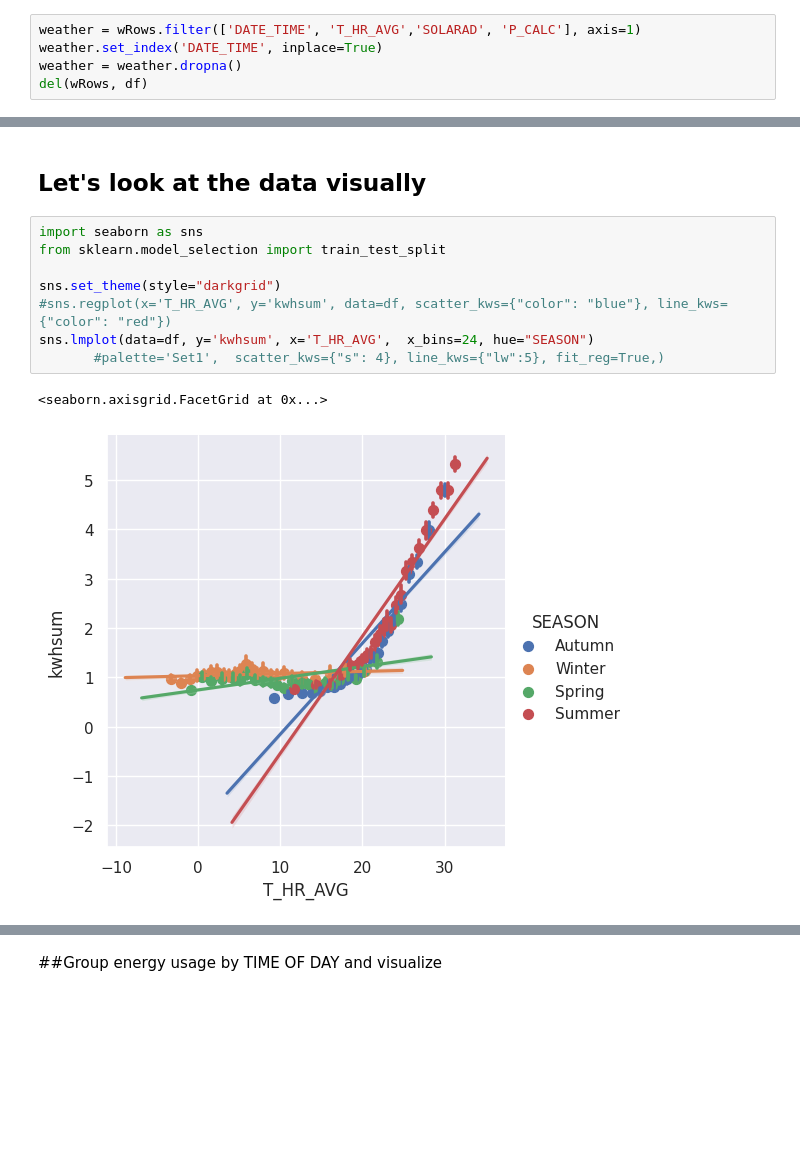
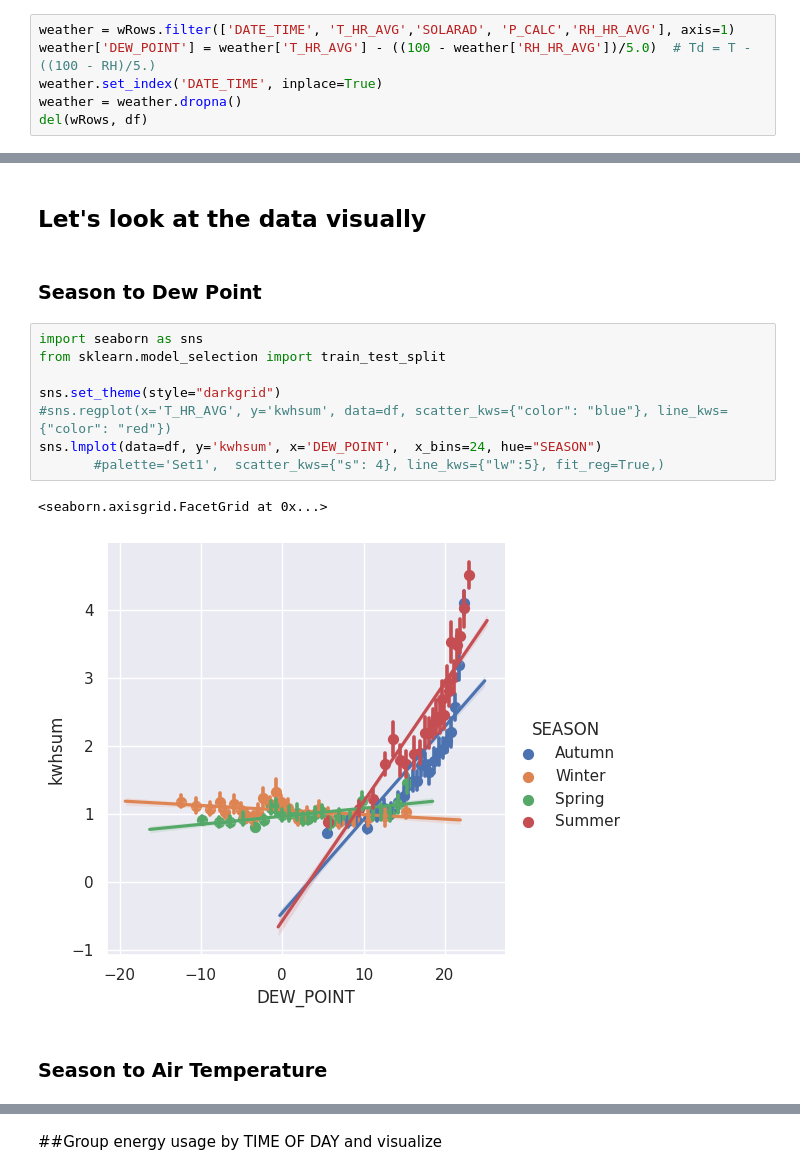
Before and after one commit to ThingsAbove/home_energy, a Jupyter notebook: EnergyUsage.ipynb, the cells around one changed output, grey strips where cells are left out. Drawn from its saved outputs; the diff is of its cells as text; blank space fills up the shorter version.

```diff
--- a/EnergyUsage.ipynb
+++ b/EnergyUsage.ipynb
@@ -172,7 +172,8 @@ wRows["HOUR"] = wRows["DATE_TIME"].dt.hour
 # %% [markdown]
 ### Create new Dataframe weather with only the columns we want and free memory
 # %%
-weather = wRows.filter(['DATE_TIME', 'T_HR_AVG','SOLARAD', 'P_CALC'], axis=1)
+weather = wRows.filter(['DATE_TIME', 'T_HR_AVG','SOLARAD', 'P_CALC','RH_HR_AVG'], axis=1)
+weather['DEW_POINT'] = weather['T_HR_AVG'] - ((100 - weather['RH_HR_AVG'])/5.0)  # Td = T - ((100 - RH)/5.)
 weather.set_index('DATE_TIME', inplace=True)
 weather = weather.dropna()
 del(wRows, df)
@@ -380,13 +395,17 @@ plt.show()
 # %% [markdown]
 ## Let's look at the data visually
+# %% [markdown]
+### Season to Dew Point
 # %%
 import seaborn as sns
 from sklearn.model_selection import train_test_split
 
 sns.set_theme(style="darkgrid")
 #sns.regplot(x='T_HR_AVG', y='kwhsum', data=df, scatter_kws={"color": "blue"}, line_kws={"color": "red"})
-sns.lmplot(data=df, y='kwhsum', x='T_HR_AVG',  x_bins=24, hue="SEASON")
+sns.lmplot(data=df, y='kwhsum', x='DEW_POINT',  x_bins=24, hue="SEASON")
        #palette='Set1',  scatter_kws={"s": 4}, line_kws={"lw":5}, fit_reg=True,)
 # %% [output]
 <seaborn.axisgrid.FacetGrid at 0x...>
-[figure, old version]
+[figure, new version]
+# %% [markdown]
+### Season to Air Temperature
```
Also changed, not shown: parts of 11 cells of this notebook.
